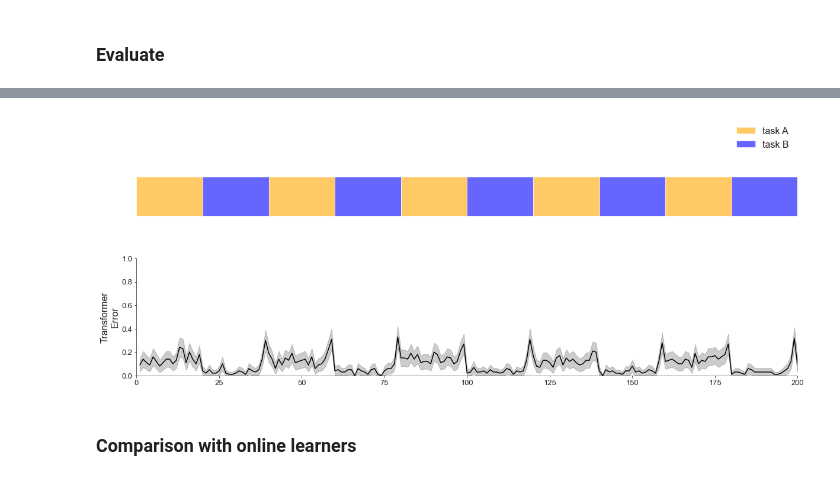
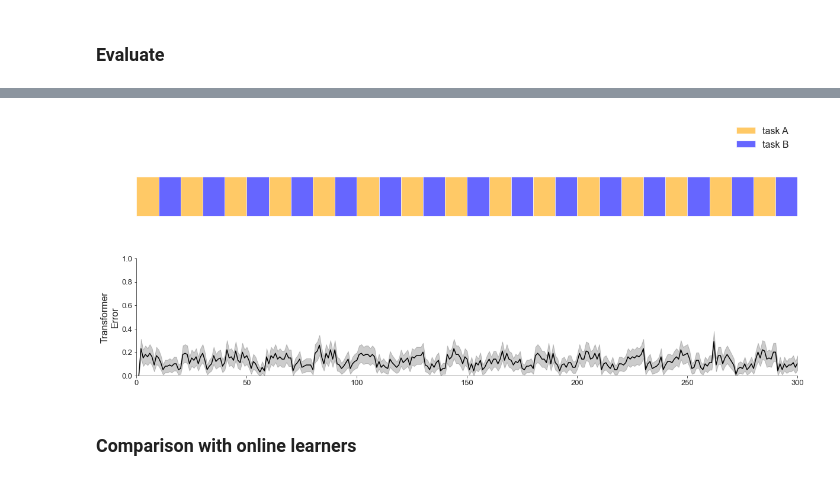
Before and after one commit to neurodata/ProL, a Jupyter notebook: notebooks/3-transformer-mod.ipynb, the cells around one changed output, grey strips where cells are left out. Saved outputs shown, nothing was run; the diff lists cells and outputs as text; code cells hidden in the pictures.

```diff
--- a/notebooks/3-transformer-mod.ipynb
+++ b/notebooks/3-transformer-mod.ipynb
@@ -191,28 +238,28 @@ TransformerClassifier(
 def criterion(zp, yp, z, y):
     cross_entropy_loss = nn.CrossEntropyLoss()
     mse_loss = nn.MSELoss()
-    return cross_entropy_loss(yp, y) + mse_loss(zp, z)
+    return cross_entropy_loss(yp, y) + 0.5*mse_loss(zp, z)
 
 optimizer = torch.optim.SGD(model.parameters(), lr=0.01)
-num_epochs = 500
+num_epochs = 2000
 # %%
 for epoch in range(num_epochs):
     model.train()
     nb_batches = len(train_dataloader)
     losses = 0.0
     train_acc = 0.0
-    for x, y, z in train_dataloader:
+    for x, y, xshifted in train_dataloader:
         x = x.to(device)
         y = y.long().to(device)
-        z = z.to(device)
+        xshifted = xshifted.to(device)
 
-        zp, yp = model(x)
-        loss = criterion(zp, yp, z, y)
+        hat_xshifted, hat_y = model(x)
+        loss = criterion(hat_xshifted, hat_y.transpose(1, 2), xshifted, y)
 
         model.zero_grad()
         loss.backward()
         losses += loss.item()
         optimizer.step()
-        train_acc += (yp.argmax(1) == y).cpu().numpy().mean()
+        train_acc += (hat_y[:, -1].argmax(1) == y[:, -1]).cpu().numpy().mean()
     print("Training loss at epoch {} : {:4f}, Training Acc : {:4f}".format(epoch+1, losses/nb_batches, train_acc/nb_batches))
 # %% [output]
@@ -244,8 +301,8 @@ acc = 0
 for x, y, _ in train_dataloader:
     x = x.to(device)
     y = y.long().to(device)
-    zp, yp = model(x)
-    acc += (yp.argmax(1) == y).cpu().numpy().mean()
+    _, hat_y = model(x)
+    acc += (hat_y[:, -1].argmax(1) == y[:, -1]).cpu().numpy().mean()
 
 print(f"Train accuracy: {acc / nb_batches}")
 # %% [output]
@@ -272,12 +329,13 @@ for rep in range(num_reps):
     X_test = np.concatenate((X_train, X_test))
     Y_test = np.concatenate((Y_train, Y_test))
 
-    X_t, Y_t = create_dataset(X_test[T-lookback:], Y_test[T-lookback:], look_back=lookback)
+    X_t, Y_t, _ = create_dataset(X_test[T-lookback-1:], Y_test[T-lookback-1:], look_back=lookback)
     X_t = torch.Tensor(X_t).to(device)
 
-    Y_pred = model(X_t).argmax(1).detach().numpy()
+    _, Y_pred = model(X_t)
+    Y_pred = Y_pred[:, -1].argmax(1).detach().numpy()
     predictions[rep, :] = Y_pred
-    groundtruth[rep, :] = Y_t
+    groundtruth[rep, :] = Y_t[:, -1]
 
     accuracy_list.append(np.mean(Y_pred == Y_t))
 # %%
@@ -291,35 +349,35 @@ ci = std_error * 1.96/np.sqrt(num_reps)
 # %%
 fig, axes = plt.subplots(2, 1, figsize=(20, 8))
 ax = axes[0]
-end = 200+1
+end = 300+1
 xlocs = np.arange(0, end, N)
 for i, x in enumerate(xlocs):
     if i % 2 == 0:
         ax.add_artist(Rectangle((x, 0), N, 2, fc='orange', alpha=0.6))
     else:
         ax.add_artist(Rectangle((x, 0), N, 2, fc='b', alpha=0.6))
 ax.set_ylim([-1, 5])
 ax.set_xlim([xlocs[0], xlocs[-1]])
 ax.legend(["task A", "task B"], loc=1, frameon=False, fontsize=16)
 ax.axis('off')
 
 sns.set_style("white")
 sns.set_style("ticks")
 
 ax = axes[1]
 ax.plot(np.arange(1, end), mean_error[:end-1], c='k')
 x = np.arange(1, end)
 y = mean_error[:end-1]
 c = ci[:end-1]
 plt.fill_between(x, y-c, y+c, alpha=0.2, color='k')
 ax.set_ylabel("Transformer" + "\n" + "Error", fontsize=16)
 ax.spines[['right', 'top']].set_visible(False)
 ax.tick_params(labelsize=13)
 ax.set_xlim([xlocs[0], xlocs[-1]])
 ax.set_ylim([0, 1])
 plt.show()
 # %% [output]
-[figure, old version]
+[figure, new version]
 # %% [markdown]
 ### Comparison with online learners
 # %%
```
Also changed, not shown: parts of 16 cells of this notebook, 4 other files.
